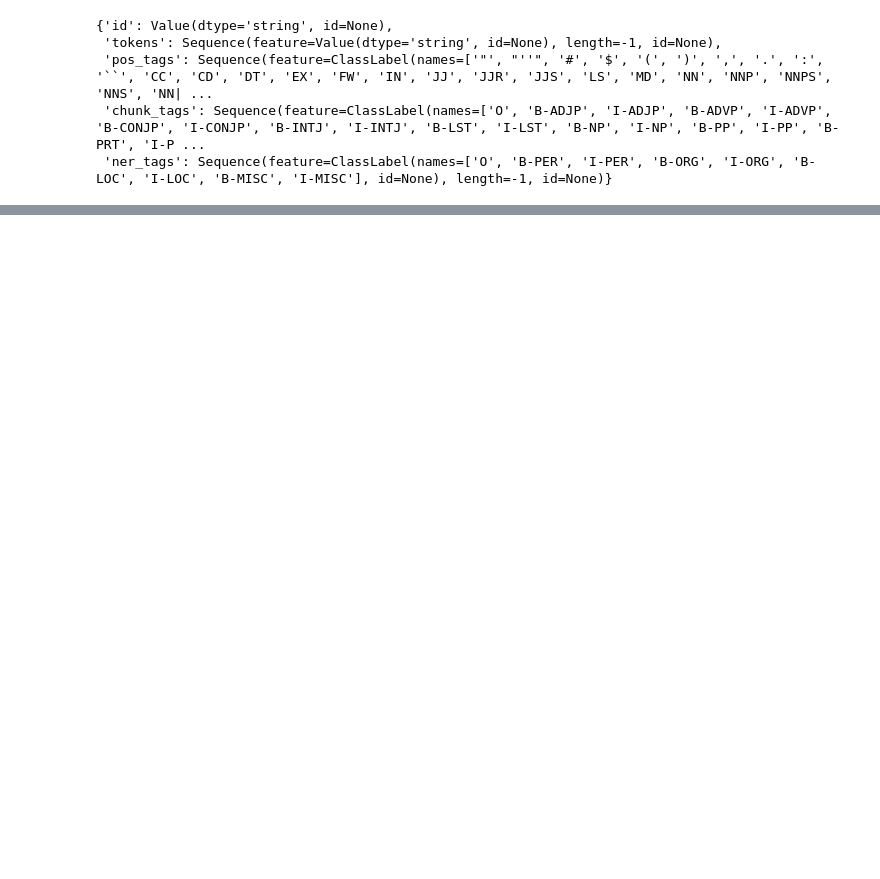
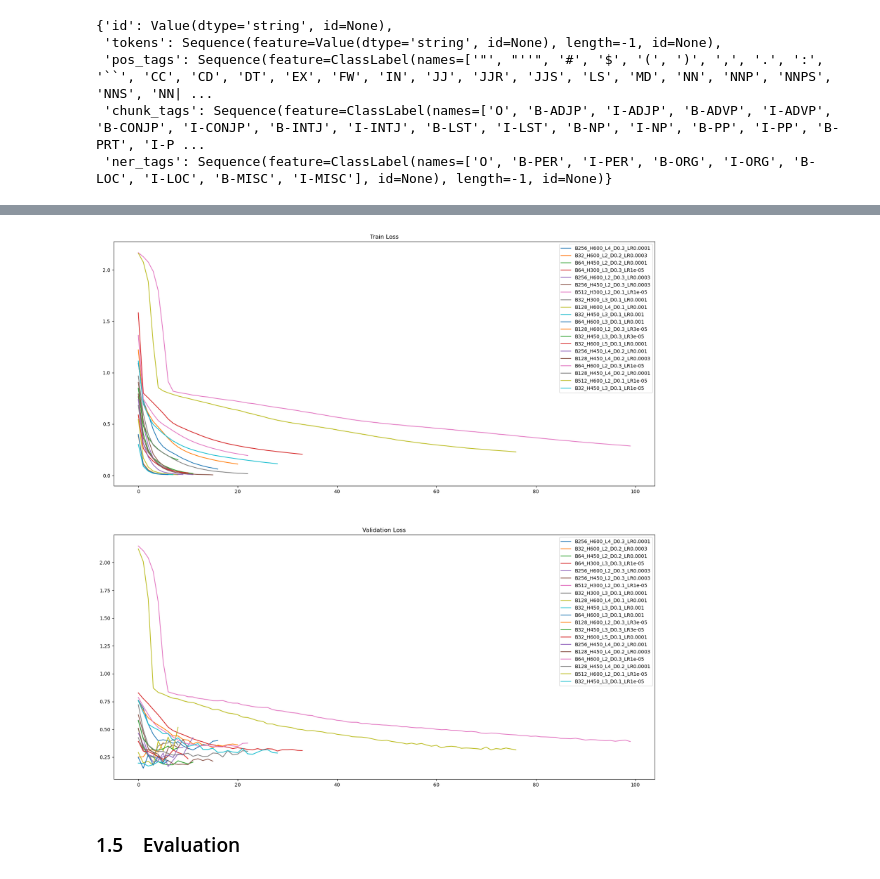
Before and after one commit to OmriGruman/conll2003-ner, a Jupyter notebook: main.ipynb, the cells around one changed output, grey strips where cells are left out. Drawn from its saved outputs; the diff is of its cells as text; code cells hidden in the pictures; blank space fills up the shorter version.

```diff
--- a/main.ipynb
+++ b/main.ipynb
@@ -580,0 +275,2 @@ results
+# %%
+device = 'cuda' if torch.cuda.is_available() else 'cpu'
@@ -580,0 +373,27 @@ results
+# %%
+random.seed(42)
+
+batch_sizes = random.choices(config['rnn']['hyperparameters']['batch_size'], k=config['rnn']['num_experiments'])
+hidden_dims = random.choices(config['rnn']['hyperparameters']['hidden_dim'], k=config['rnn']['num_experiments'])
+layer_nums = random.choices(config['rnn']['hyperparameters']['num_layers'], k=config['rnn']['num_experiments'])
+dropouts = random.choices(config['rnn']['hyperparameters']['dropout'], k=config['rnn']['num_experiments'])
+lrs = random.choices(config['rnn']['hyperparameters']['learning_rate'], k=config['rnn']['num_experiments'])
+
+models = []
+train_results = []
+val_results = []
+
+for e, (batch_size, hidden_dim, num_layers, dropout, lr) in enumerate(zip(batch_sizes, hidden_dims, layer_nums, dropouts, lrs), start=1):
+    print(f'\n{e}/{config["rnn"]["num_experiments"]} ====================== B{batch_size}_H{hidden_dim}_L{num_layers}_D{dropout}_LR{lr} ======================\n')
+
+    model, train_losses, val_losses = train(batch_size,
+                                            hidden_dim,
+                                            num_layers,
+                                            dropout,
+                                            lr,
+                                            config['rnn']['max_num_epochs'],
+                                            config['rnn']['patience'])
+
+    models.append(model)
+    train_results.append(train_losses)
+    val_results.append(val_losses)
@@ -580,0 +418,20 @@ results
+# %%
+fig, ax = plt.subplots(2, 1, figsize=(20, 20))
+epoch_ticks = np.arange(1, config['rnn']['max_num_epochs'] + 1)
+
+model_metrics = np.array([min(val_losses) for val_losses in val_results])
+best_trails = np.array(model_metrics) <= np.percentile(model_metrics, 25)
+best_setups = np.array(list(zip(batch_sizes, hidden_dims, layer_nums, dropouts, lrs, train_results, val_results)))
+
+for B, H, L, D, LR, train_losses, val_losses in best_setups:
+
+    ax[0].plot(train_losses, label=f"B{B}_H{H}_L{L}_D{D}_LR{LR}")
+    ax[0].set_title("Train Loss")
+    ax[0].legend(loc='best')
+    ax[1].plot(val_losses, label=f"B{B}_H{H}_L{L}_D{D}_LR{LR}")
+    ax[1].set_title("Validation Loss")
+    ax[1].legend(loc='best')
+# %% [output]
+[figure, added]
+# %% [markdown]
+### 1.5 &ensp; Evaluation
```
Also changed, not shown: parts of 106 cells of this notebook, 1 other file.
